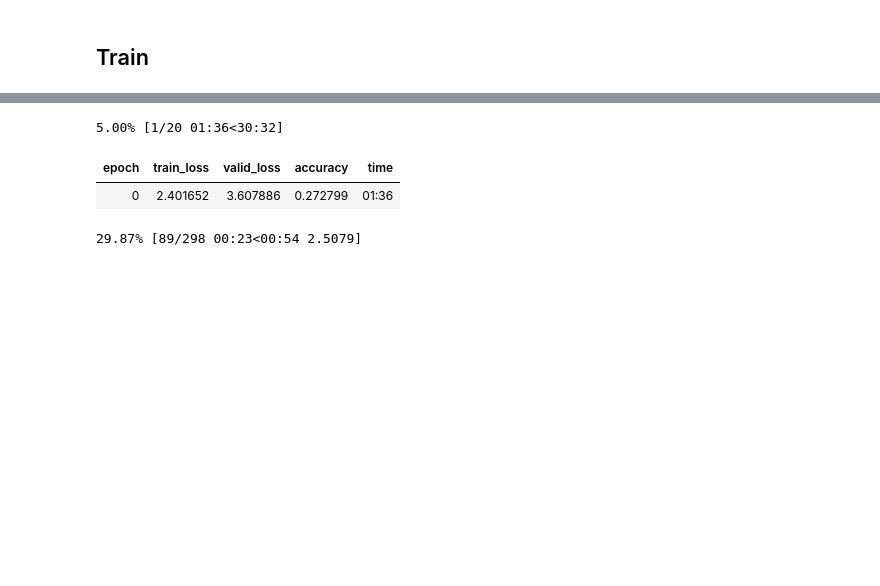
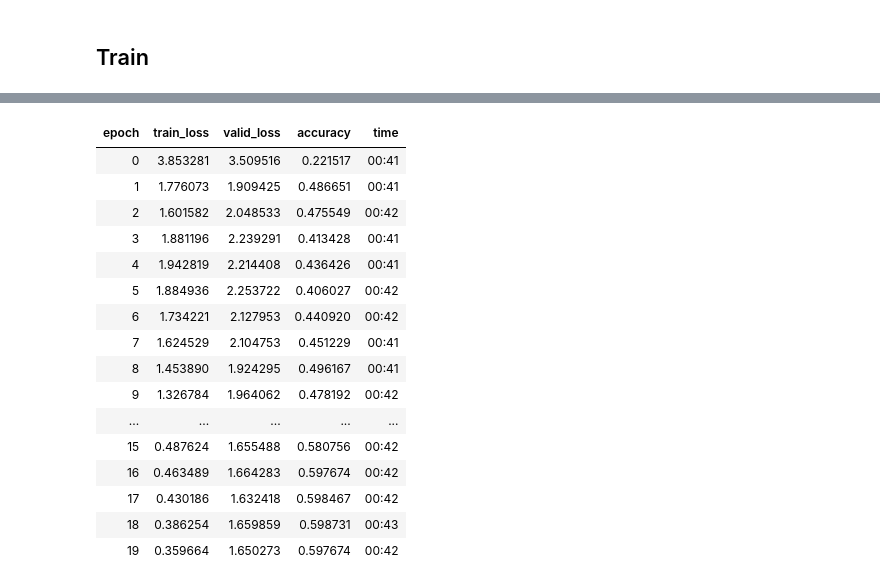
Before and after one commit to tcapelle/action_recognition, a Jupyter notebook: nbs/04_train_convlstm.ipynb, the cells around one changed output, grey strips where cells are left out. Drawn from its saved outputs; the diff is of its cells as text; code cells hidden in the pictures; blank space fills up the shorter version.

```diff
--- a/nbs/04_train_convlstm.ipynb
+++ b/nbs/04_train_convlstm.ipynb
@@ -20,8 +17,8 @@ SPLIT_PATH = PATH/'ucfTrainTestlist'
 # %%
 files = get_sequence_paths(IMAGE_PATH)
 # %%
-seq_len = 20
-image_size = 64
+seq_len = 5
+image_size = 128
 assert len(files)/8 == len(files)//8
 # %%
 #slow
@@ -45,5 +42,5 @@ dls.show_batch()
 # %%
-model = ConvLSTM(num_classes=dls.c)
+model = ConvLSTM(num_classes=dls.c, hidden_dim=128)
 # %%
 learn = Learner(dls, model, metrics=[accuracy], wd=0.1, cbs=[ModelReseter()], splitter=convlstm_splitter).to_fp16()
 learn.freeze()
@@ -56,9 +53,22 @@ SuggestedLRs(lr_min=0.0006309573538601399, lr_steep=0.10000000149011612)
 # %%
-learn.fit_one_cycle(20, 1e-2)
+learn.fit_one_cycle(20, 5e-3)
 # %% [output]
-5.00% [1/20 01:36<30:32]
 | epoch | train_loss | valid_loss | accuracy | time |
-| 0 | 2.401652 | 3.607886 | 0.272799 | 01:36 |
+| 0 | 3.853281 | 3.509516 | 0.221517 | 00:41 |
+| 1 | 1.776073 | 1.909425 | 0.486651 | 00:41 |
+| 2 | 1.601582 | 2.048533 | 0.475549 | 00:42 |
+| 3 | 1.881196 | 2.239291 | 0.413428 | 00:41 |
+| 4 | 1.942819 | 2.214408 | 0.436426 | 00:41 |
+| 5 | 1.884936 | 2.253722 | 0.406027 | 00:42 |
+| 6 | 1.734221 | 2.127953 | 0.440920 | 00:42 |
+| 7 | 1.624529 | 2.104753 | 0.451229 | 00:41 |
+| 8 | 1.453890 | 1.924295 | 0.496167 | 00:41 |
+| 9 | 1.326784 | 1.964062 | 0.478192 | 00:42 |
+| ... | ... | ... | ... | ... |
+| 15 | 0.487624 | 1.655488 | 0.580756 | 00:42 |
+| 16 | 0.463489 | 1.664283 | 0.597674 | 00:42 |
+| 17 | 0.430186 | 1.632418 | 0.598467 | 00:42 |
+| 18 | 0.386254 | 1.659859 | 0.598731 | 00:43 |
+| 19 | 0.359664 | 1.650273 | 0.597674 | 00:42 |
-29.87% [89/298 00:23<00:54 2.5079]
 # %%
 learn.show_results()
```
Also changed, not shown: parts of 4 cells of this notebook.
